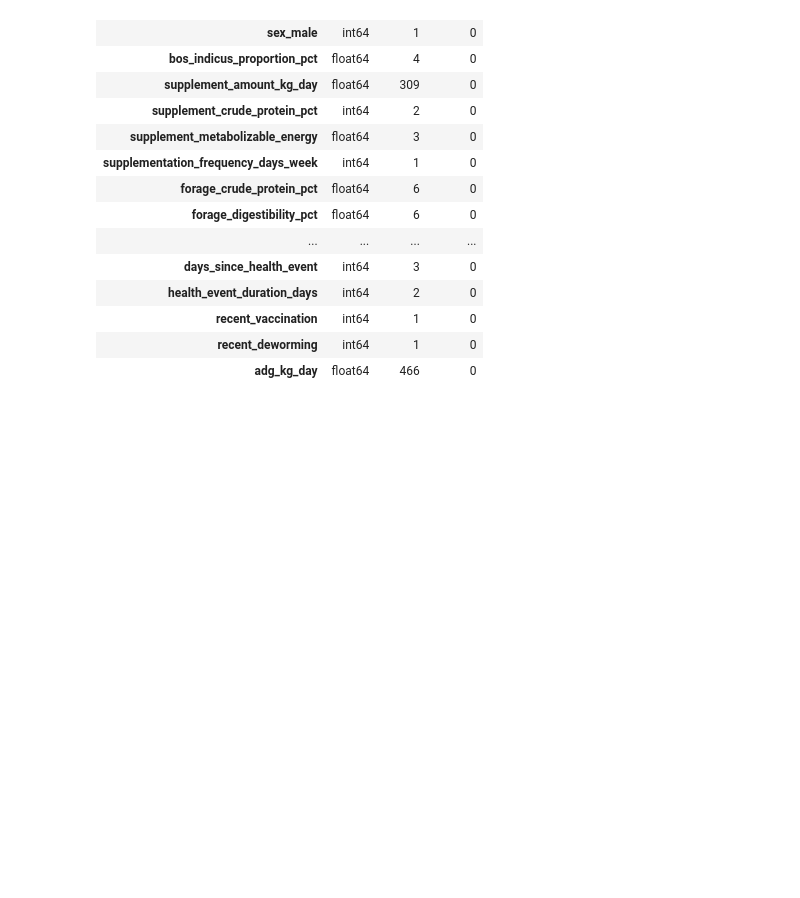
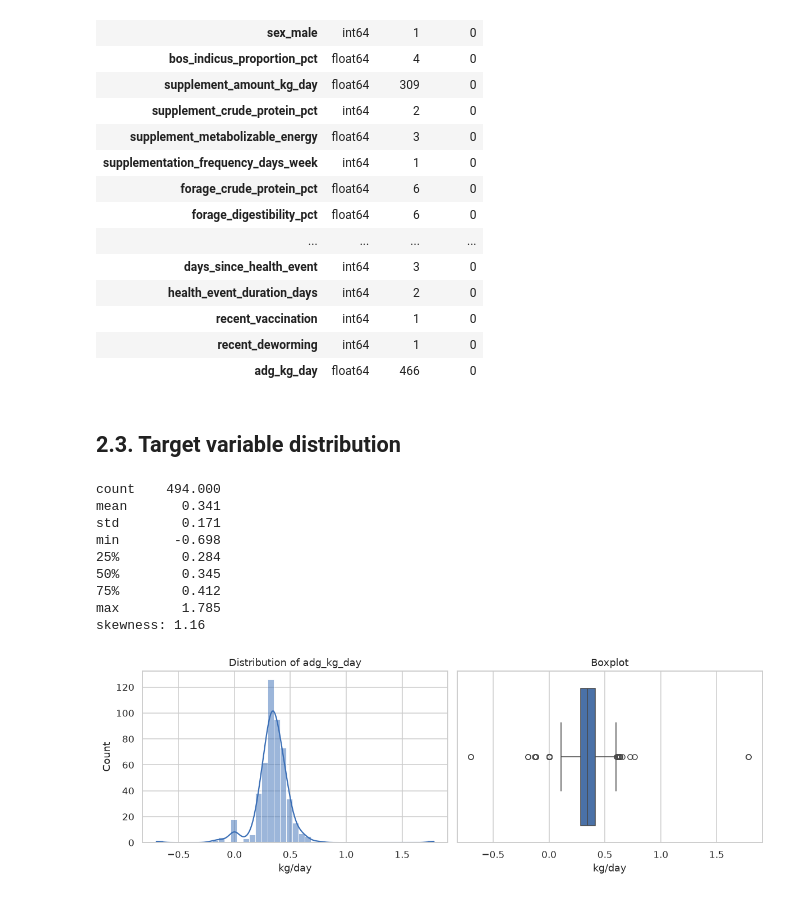
Before and after one commit to eulergomees/dnn_cattle_weight_gain, a Jupyter notebook: cattle_gmd_dnn.ipynb, the cells around one changed output. Drawn from its saved outputs; the diff is of its cells as text; code cells hidden in the pictures; blank space fills up the shorter version.

```diff
--- a/cattle_gmd_dnn.ipynb
+++ b/cattle_gmd_dnn.ipynb
@@ -88,3 +104,26 @@ Variables: 20
 | recent_vaccination | int64 | 1 | 0 |
 | recent_deworming | int64 | 1 | 0 |
 | adg_kg_day | float64 | 466 | 0 |
+# %% [markdown]
+## 2.3. Target variable distribution
+# %%
+print(df[TARGET].describe().round(3).to_string())
+print(f"skewness: {df[TARGET].skew():.2f}")
+
+fig, ax = plt.subplots(1, 2, figsize=(11, 3.8))
+sns.histplot(df[TARGET], kde=True, ax=ax[0], color="#3b6fb6")
+ax[0].set_title(f"Distribution of {TARGET}"); ax[0].set_xlabel("kg/day")
+sns.boxplot(x=df[TARGET], ax=ax[1], color="#3b6fb6")
+ax[1].set_title("Boxplot"); ax[1].set_xlabel("kg/day")
+plt.tight_layout(); plt.show()
+# %% [output]
+count    494.000
+mean       0.341
+std        0.171
+min       -0.698
+25%        0.284
+50%        0.345
+75%        0.412
+max        1.785
+skewness: 1.16
+[figure, added]
```
Also changed, not shown: parts of 10 cells of this notebook.
